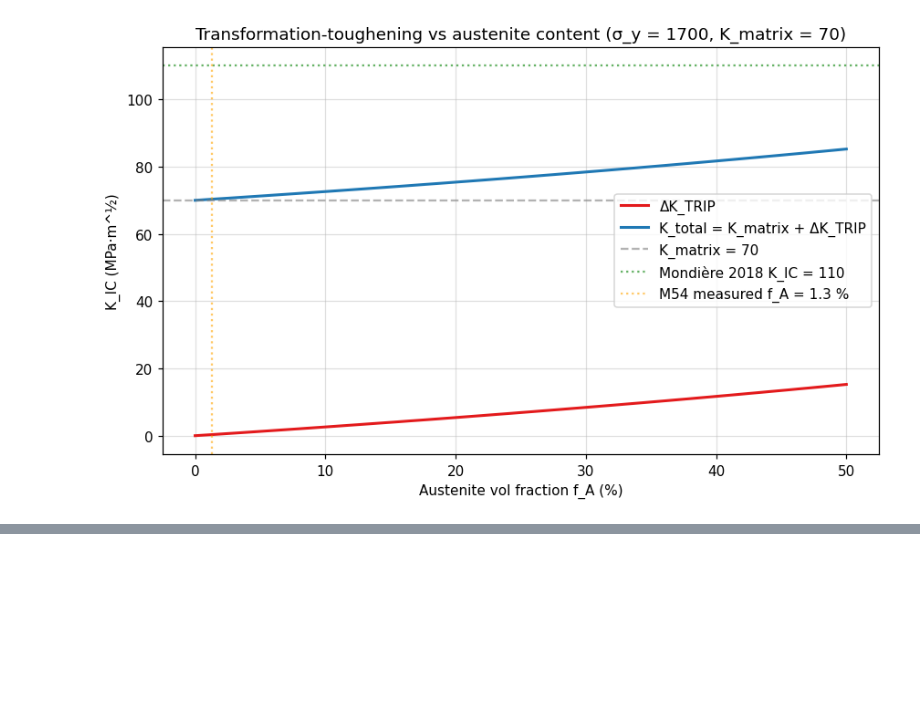
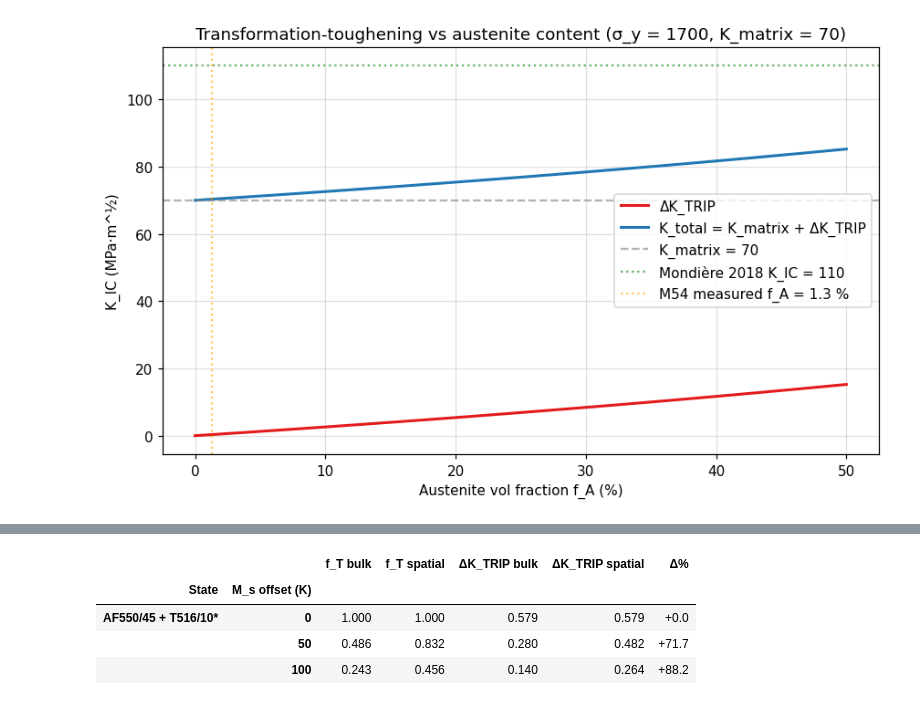
Before and after one commit to jedwa006/alloy-strengthening-contributions-modeling-public, a Jupyter notebook: notebooks/03_crack_tip_kic.ipynb, the cells around one changed output, grey strips where cells are left out. Cells and saved outputs as stored; diff of their text form; code cells hidden in the pictures; blank space fills up the shorter version.

```diff
--- a/notebooks/03_crack_tip_kic.ipynb
+++ b/notebooks/03_crack_tip_kic.ipynb
@@ -148,0 +167,29 @@ plt.show()
+# %%
+from m54model.toughening import (
+    crack_tip_KIC_spatial, williams_k_field, irwin_zone_boundary_m,
+)
+
+rows = []
+K_matrix_for_spatial = 100.0
+for label, st in states:
+    if st.f_austenite <= 0:
+        continue  # skip f_A=0 anchors — both methods give 0
+    for offset in [0.0, 50.0, 100.0]:
+        b = crack_tip_KIC(st, K_matrix_MPa_m_half=K_matrix_for_spatial, M_s_offset_K=offset)
+        s = crack_tip_KIC_spatial(st, K_matrix_MPa_m_half=K_matrix_for_spatial, M_s_offset_K=offset)
+        rows.append({
+            'State':           label,
+            'M_s offset (K)':  f'{offset:.0f}',
+            'f_T bulk':        f'{b.f_transformed_fraction:.3f}',
+            'f_T spatial':     f'{s.f_transformed_avg:.3f}',
+            'ΔK_TRIP bulk':    f'{b.delta_K_TRIP_MPa_m_half:.3f}',
+            'ΔK_TRIP spatial': f'{s.delta_K_TRIP_MPa_m_half:.3f}',
+            'Δ%':              f'{(s.delta_K_TRIP_MPa_m_half / max(b.delta_K_TRIP_MPa_m_half, 1e-9) - 1) * 100:+.1f}',
+        })
+pd.DataFrame(rows).set_index(['State', 'M_s offset (K)'])
+# %% [output]
+|  |  | f_T bulk | f_T spatial | ΔK_TRIP bulk | ΔK_TRIP spatial | Δ% |
+| State | M_s offset (K) |  |  |  |  |  |
+| AF550/45 + T516/10* | 0 | 1.000 | 1.000 | 0.579 | 0.579 | +0.0 |
+|  | 50 | 0.486 | 0.832 | 0.280 | 0.482 | +71.7 |
+|  | 100 | 0.243 | 0.456 | 0.140 | 0.264 | +88.2 |
```
Also changed, not shown: parts of 7 cells of this notebook, 8 other files.
